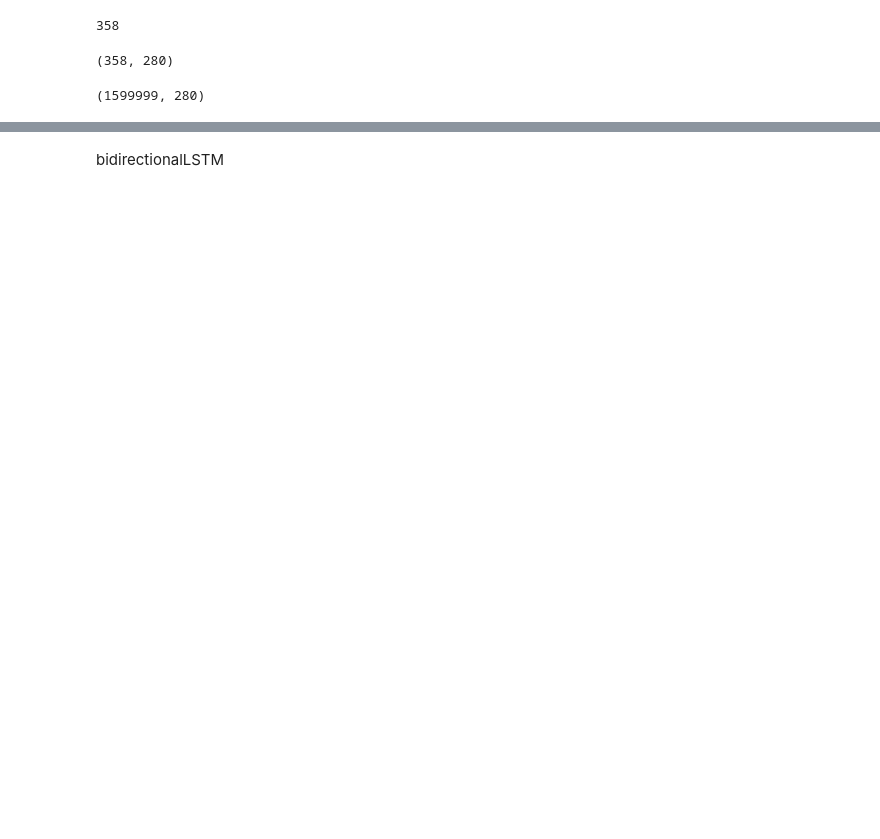
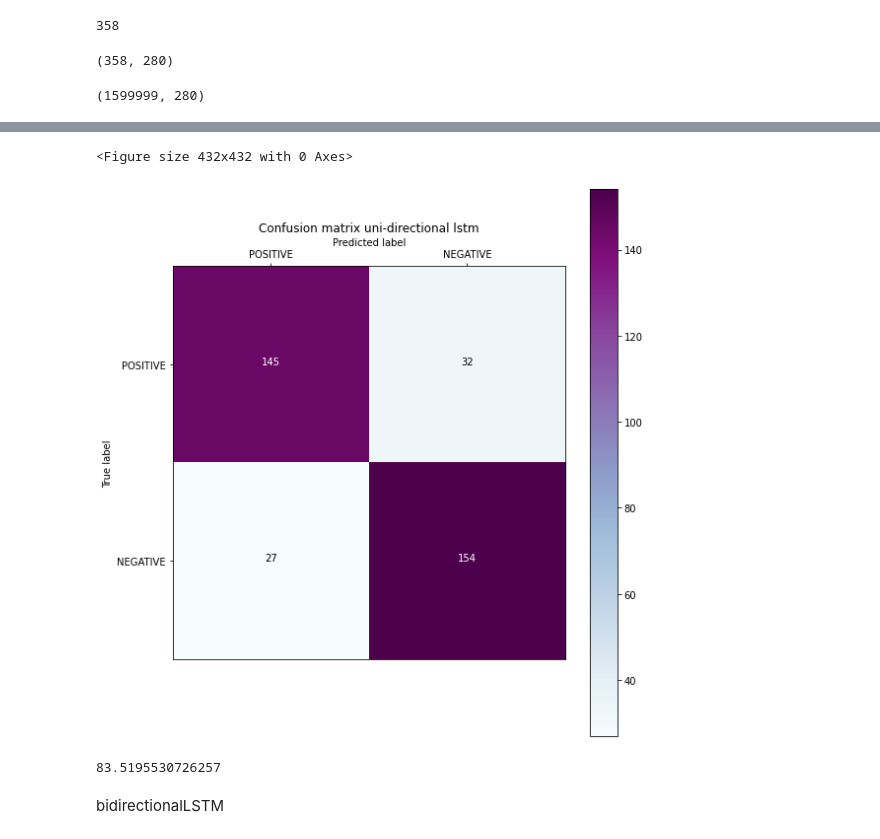
Before and after one commit to Nadiam75/DeepLearning_HW_3, a Jupyter notebook: Q1.ipynb, the cells around one changed output, grey strips where cells are left out. Cells and saved outputs as stored; diff of their text form; code cells hidden in the pictures; blank space fills up the shorter version.

```diff
--- a/Q1.ipynb
+++ b/Q1.ipynb
@@ -457,5 +445,4 @@ history = model.fit(X_train, np.array(Y_train),
 # %%
-score = model.evaluate(X_test, Y_test)
-print()
+score = model.evaluate(x_test, np.array(Y_test))
 print("ACCURACY:",score[1])
 print("LOSS:",score[0])
@@ -483,9 +482,14 @@ plt.show()
 # %%
 y_pred_1d = []
-y_test_1d = list(df_test.target)
-scores = model.predict(x_test, verbose=1, batch_size=8000)
-y_pred_1d = [decode_sentiment(score, include_neutral=False) for score in scores
-cnf_matrix = confusion_matrix(y_test_1d, y_pred_1d)
-plt.figure(figsize=(12,12))
-plot_confusion_matrix(cnf_matrix, classes=df_train.target.unique(), title="Confusion matrix")
+y_test_1d = Y_test
+scores = model.predict(x_test, verbose=1)
+# y_pred_1d = [decode_sentiment(score) for score in scores]
+for score in scores:
+  if score > 0.5:
+    y_pred_1d.append(1)
+  else:
+    y_pred_1d.append(0)
+cnf_matrix = tf.math.confusion_matrix(y_test_1d, y_pred_1d)
+plot_confusion_matrix(np.array(cnf_matrix), classes= [POSITIVE , NEGATIVE ], title="Confusion matrix uni-directional lstm")
 plt.show()
+# %% [output]
@@ -492,3 +497,13 @@ plt.show()
+<Figure size 432x432 with 0 Axes>
+[figure, added]
+# %%
+c=0
+for i in range(len(Y_test)):
+  if y_pred_1d[i] == y_test_1d[i]:
+    c+=1
+print(c/len(Y_test)*100)
+# %% [output]
+83.5195530726257
 # %% [markdown]
 bidirectionalLSTM
 # %%
```
Also changed, not shown: parts of 56 cells of this notebook.
